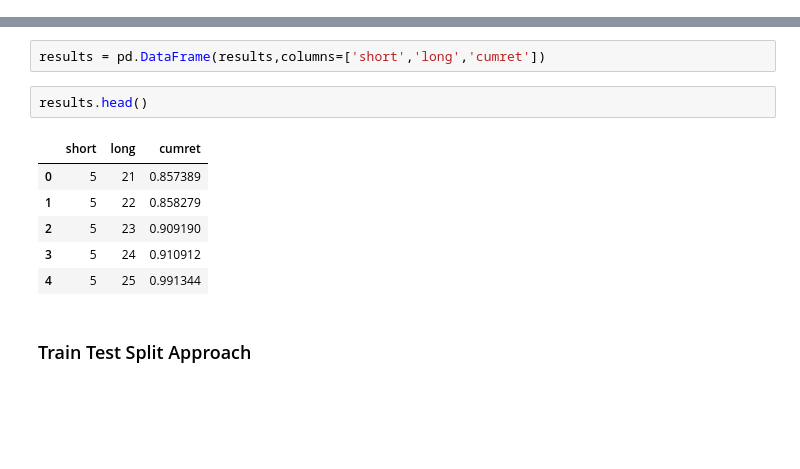
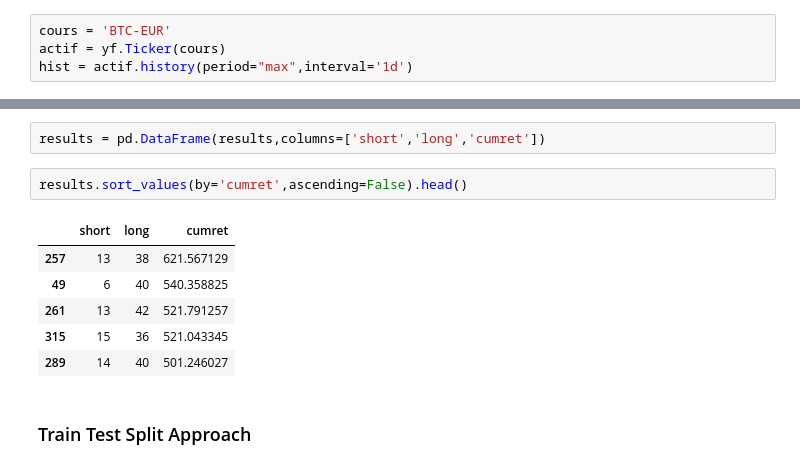
Before and after one commit to datadham/TradingStrategy, a Jupyter notebook: notebooks/04_StrategyOptimizer.ipynb, the cells around one changed output, grey strips where cells are left out. Saved outputs shown, nothing was run; the diff lists cells and outputs as text; blank space fills up the shorter version.

```diff
--- a/notebooks/04_StrategyOptimizer.ipynb
+++ b/notebooks/04_StrategyOptimizer.ipynb
@@ -50,3 +53,7 @@ hist = hist.set_index('Date')
+# %%
+cours = 'BTC-EUR'
+actif = yf.Ticker(cours)
+hist = actif.history(period="max",interval='1d')
 # %% [markdown]
 ## SMA window optimizer
 # %% [markdown]
@@ -131,14 +149,14 @@ Best Short Window: 16, Best Long Window: 27, Best Return: 1.3710014812052413
 # %%
 results = pd.DataFrame(results,columns=['short','long','cumret'])
 # %%
-results.head()
+results.sort_values(by='cumret',ascending=False).head()
 # %% [output]
 |  | short | long | cumret |
-| 0 | 5 | 21 | 0.857389 |
-| 1 | 5 | 22 | 0.858279 |
-| 2 | 5 | 23 | 0.909190 |
-| 3 | 5 | 24 | 0.910912 |
-| 4 | 5 | 25 | 0.991344 |
+| 257 | 13 | 38 | 621.567129 |
+| 49 | 6 | 40 | 540.358825 |
+| 261 | 13 | 42 | 521.791257 |
+| 315 | 15 | 36 | 521.043345 |
+| 289 | 14 | 40 | 501.246027 |
 # %% [markdown]
 ### Train Test Split Approach
 # %%
```
Also changed, not shown: parts of 15 cells of this notebook, 1 other file.
